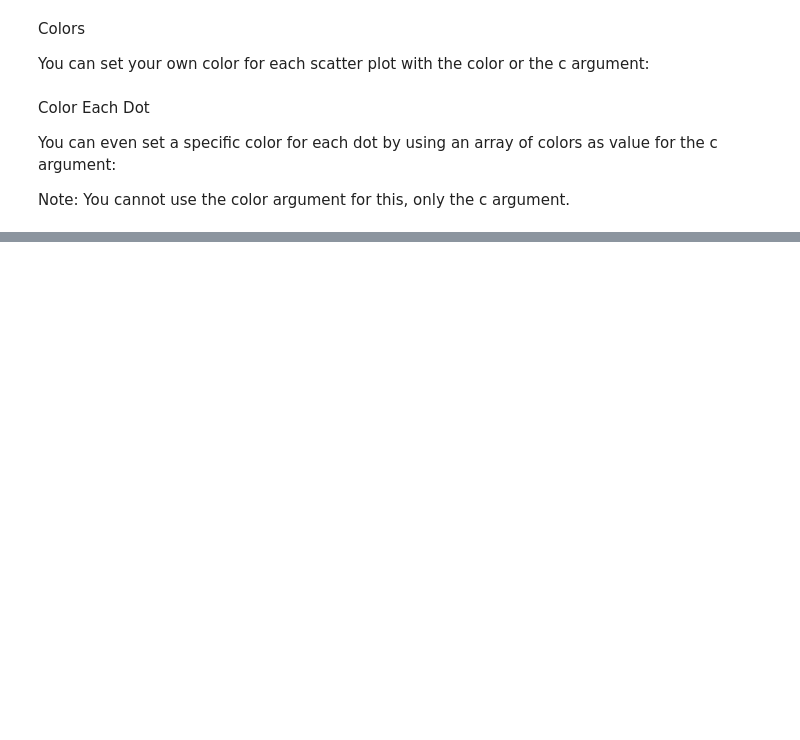
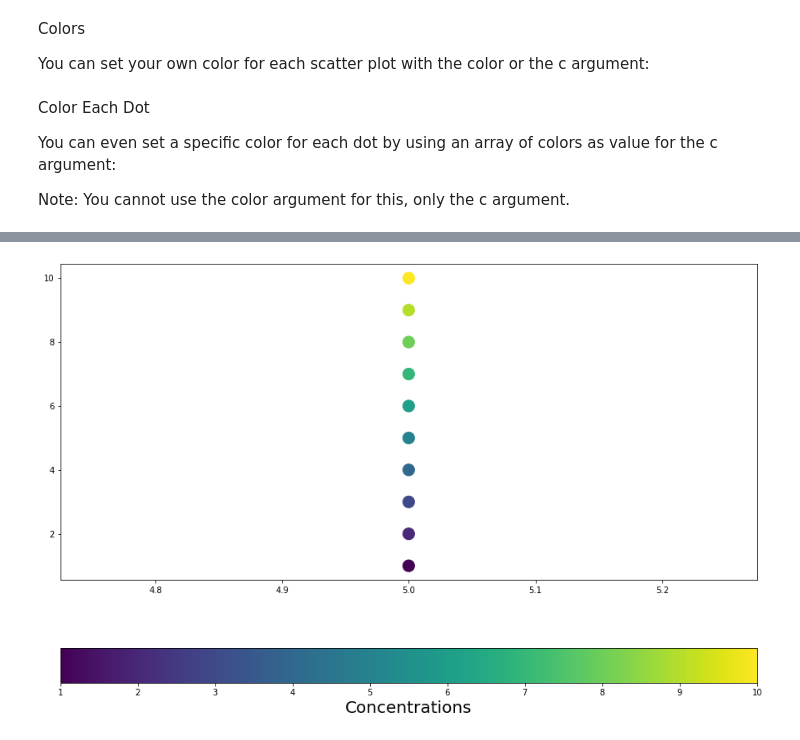
Before and after one commit to Rasel-25/Python, a Jupyter notebook: Matplotlib/matplotlib.ipynb, the cells around one changed output, grey strips where cells are left out. Saved outputs shown, nothing was run; the diff lists cells and outputs as text; code cells hidden in the pictures; blank space fills up the shorter version.

```diff
--- a/Matplotlib/matplotlib.ipynb
+++ b/Matplotlib/matplotlib.ipynb
@@ -278,0 +296,13 @@ plt.show()
+# %%
+plt.figure(figsize=(15,10))
+x = np.array([5,5,5,5,5,5,5,5,5,5])
+y = np.arange(1,11)
+colors = np.arange(1,11)
+
+plt.scatter(x, y,s=200, c=colors, cmap='viridis' )
+bar=plt.colorbar(orientation='horizontal')
+bar.set_label(label='Concentrations',size=20)
+plt.grid()
+plt.show()
+# %% [output]
+[figure, added]
```
Also changed, not shown: parts of 8 cells of this notebook.
